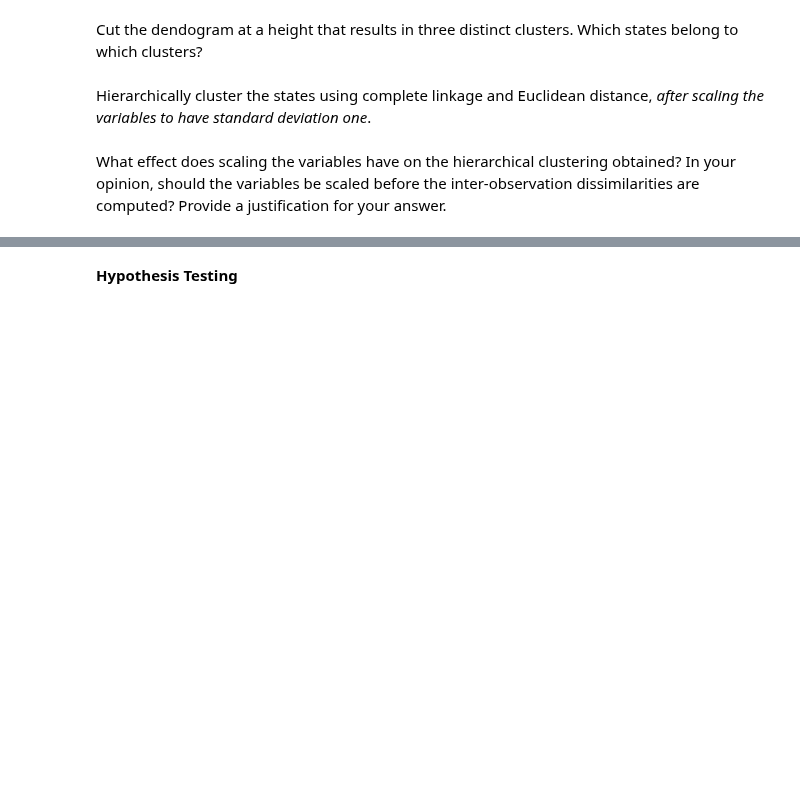
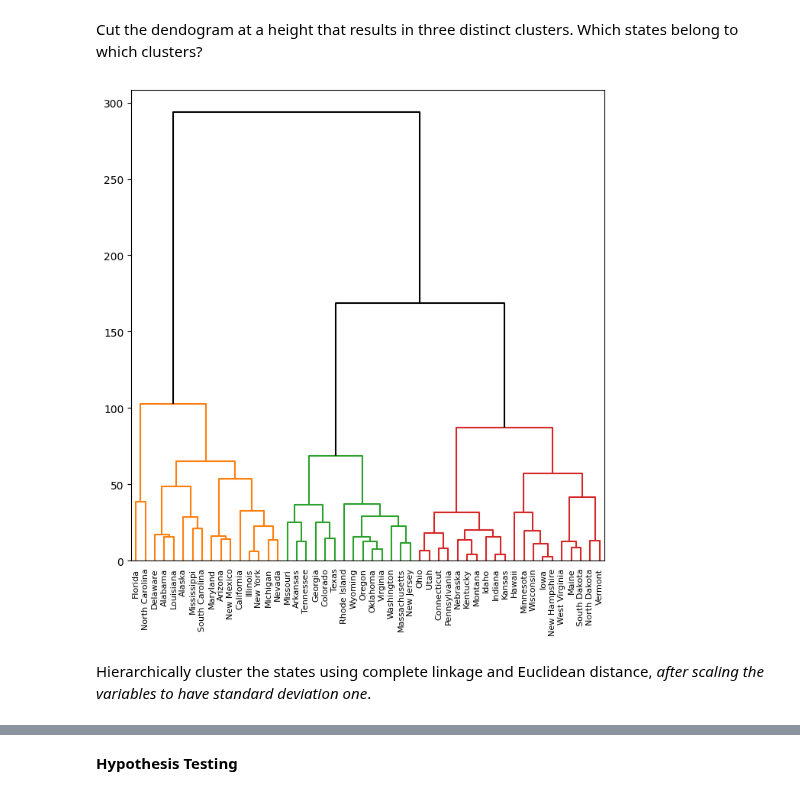
Before and after one commit to robchristiansen13/Learning, a Jupyter notebook: WeberState/CS 6570 (Data Science Algorithms I)/Assignments/CS-6570 Homework 5.ipynb, the cells around one changed output, grey strips where cells are left out. Saved outputs shown, nothing was run; the diff lists cells and outputs as text; code cells hidden in the pictures; blank space fills up the shorter version.

```diff
--- a/WeberState/CS 6570 (Data Science Algorithms I)/Assignments/CS-6570 Homework 5.ipynb
+++ b/WeberState/CS 6570 (Data Science Algorithms I)/Assignments/CS-6570 Homework 5.ipynb
@@ -216,2 +181,5 @@ First, use hierarchical clustering with complete linkage and Euclidean distance
+# %%
+X = pd.read_csv('Datasets/USArrests.csv')
+X = X.set_index('State')
 # %% [markdown]
 Cut the dendogram at a height that results in three distinct clusters. Which states belong to which clusters?
@@ -220,2 +186,27 @@ Cut the dendogram at a height that results in three distinct clusters. Which sta
+# %%
+from sklearn.cluster import AgglomerativeClustering
+
+HClust = AgglomerativeClustering
+hc_comp = HClust(distance_threshold=0,
+                 n_clusters=None,
+                 linkage='complete',
+                 metric='euclidean')
+hc_comp.fit(X);
+# %%
+#Your Code Here
+from scipy.cluster.hierarchy import dendrogram
+linkage_comp = compute_linkage(hc_comp)
+
+fig, ax = plt.subplots(1, 1, figsize=(8, 8))
+dendrogram(linkage_comp,
+           ax=ax,
+           color_threshold=150,
+           above_threshold_color='black',
+           leaf_rotation=90,
+           leaf_font_size=8,
+           labels=X.index
+           );
+# %% [output]
+[figure, added]
 # %% [markdown]
 Hierarchically cluster the states using complete linkage and Euclidean distance, *after scaling the variables to have standard deviation one*.
@@ -224,2 +212,0 @@ Hierarchically cluster the states using complete linkage and Euclidean distance,
-# %% [markdown]
-What effect does scaling the variables have on the hierarchical clustering obtained? In your opinion, should the variables be scaled before the inter-observation dissimilarities are computed? Provide a justification for your answer.
```
Also changed, not shown: parts of 18 cells of this notebook, 1 other file.
